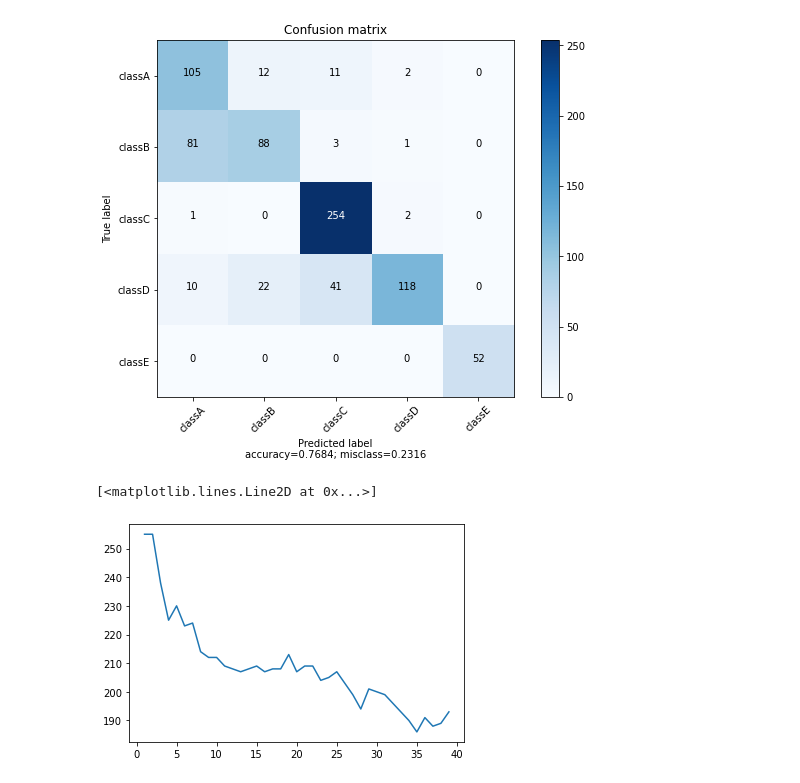
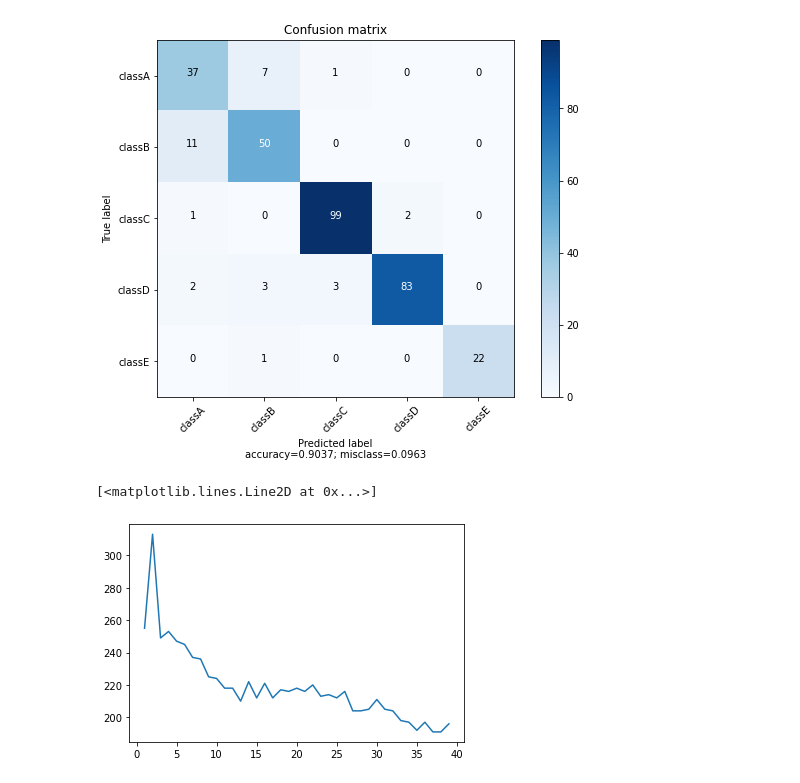
Before and after one commit to maxencerb/KNN-IRIS-ESILV, a Jupyter notebook: validation.ipynb, the cells around one changed output. Drawn from its saved outputs; the diff is of its cells as text; code cells hidden in the pictures.

```diff
--- a/validation.ipynb
+++ b/validation.ipynb
@@ -6,17 +6,22 @@ from init import readFile, split_dataset, error, reduce, CLASSES, FEATURES, plot
 from k_nearest_neighbours import KNearestNeighbours, Algo
 # %%
 CLASSES = ["classA", "classB", "classC", "classD", "classE"]
-x_train, y_train = readFile('data/data.csv', CLASSES)
+# x_train, y_train = readFile('data/data.csv', CLASSES)
 
-x_test, y_test = readFile('data/preTest.csv', CLASSES)
+data, output = readFile('data/preTest.csv', CLASSES)
+data1, output1 = readFile('data/data.csv', CLASSES)
+data = np.vstack((data, data1))
+output = np.append(output, output1)
 
-knn = KNearestNeighbours.fit(x_train, y_train, 35, algo = Algo.BRUTE, leaf_size = 30)
+x_train, y_train, x_test, y_test = split_dataset(data, output, test_size=.2)
+
+knn = KNearestNeighbours.fit(x_train, y_train, 6, algo = Algo.KD_TREE, leaf_size = 25)
 # print(knn.tree)
 x_test_predict = knn.predict(x_test)
 cf_mat = confusion_matrix(y_test, np.array(list(map(int, x_test_predict))))
 plot_confusion_matrix(cf_mat, CLASSES)
 # %% [output]
-[figure, old version]
+[figure, new version]
 # %%
 leaf_size = 40
 k_values = np.arange(1, leaf_size, 1, int)
@@ -29,7 +34,7 @@ for i in range(len(k_values)):
 plt.plot(k_values, errors)
 # %% [output]
 [<matplotlib.lines.Line2D at 0x...>]
-[figure, old version]
+[figure, new version]
 # %%
 leaf_max_size = 40
 error_mat = np.zeros((40, 40))
```
Also changed, not shown: parts of 3 cells of this notebook, 10 other files.
